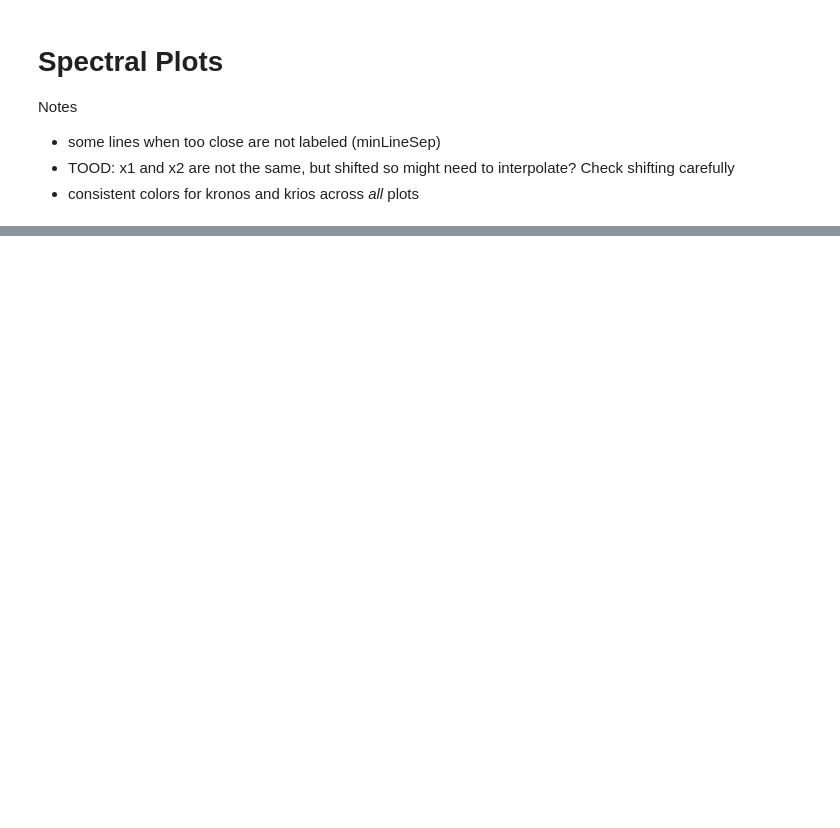
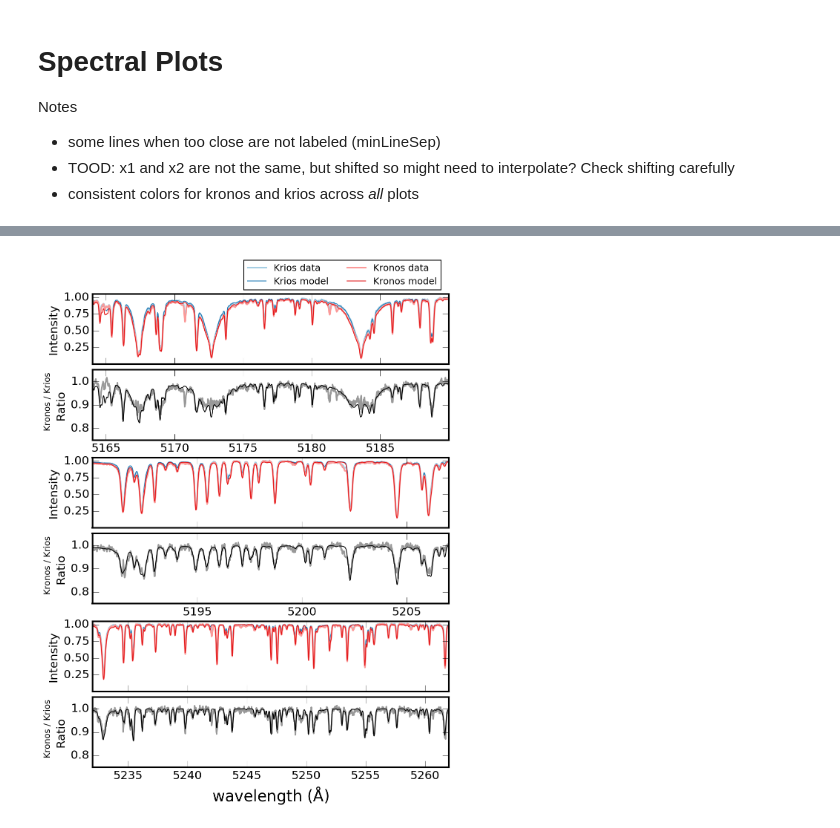
Before and after one commit to smoh/Group1199, a Jupyter notebook: notebooks/make_spec_plots.ipynb, the cells around one changed output, grey strips where cells are left out. Cells and saved outputs as stored; diff of their text form; code cells hidden in the pictures; blank space fills up the shorter version.

```diff
--- a/notebooks/make_spec_plots.ipynb
+++ b/notebooks/make_spec_plots.ipynb
@@ -115,35 +164,45 @@ def plotKKSpec(ax, seg, wrange, elems, minDepth=0.25, labely=True):
 # %%
 fig, ax = plt.subplots(3, 1, figsize=(8,10), dpi=150)
 fig.subplots_adjust(bottom=0.07, left=0.15, top=0.92, right=0.95, hspace=0.12)
 
 elems = df.loc[(df.segidx == 9) & (df.depth>0.5) & (in_catalog)].sort_values('depth').species.values
 
 cax0, cax_diff = plotKKSpec(ax[0], 0, krios.wran[0], [])
 list(map(lambda x: x.set_xticks([5165, 5170, 5175, 5180, 5185]), [cax0, cax_diff]));
-cax_diff.text(-0.15, 0.55, "Kronos/Krios", transform=cax_diff.transAxes,
+cax_diff.text(-0.125, 0.55, "Kronos / Krios", transform=cax_diff.transAxes,
              va='center', ha='center', rotation=90, size=11)
+cax_diff.set_yticks([0.8, 0.9, 1.,])
+cax_diff.set_ylim([0.75, 1.05])
+
 cax, cax_diff = plotKKSpec(ax[1], 1, krios.wran[1], [])
 list(map(lambda x: x.set_xticks([5195, 5200, 5205]), [cax, cax_diff]));
-cax_diff.text(-0.15, 0.55, "Kronos/Krios", transform=cax_diff.transAxes,
+cax_diff.text(-0.125, 0.55, "Kronos / Krios", transform=cax_diff.transAxes,
              va='center', ha='center', rotation=90, size=11)
+cax_diff.set_yticks([0.8, 0.9, 1.,])
+cax_diff.set_ylim([0.75, 1.05])
+
 cax, cax_diff = plotKKSpec(ax[2], 2, krios.wran[2], [])
-cax_diff.text(-0.15, 0.55, "Kronos/Krios", transform=cax_diff.transAxes,
+cax_diff.text(-0.125, 0.55, "Kronos / Krios", transform=cax_diff.transAxes,
              va='center', ha='center', rotation=90, size=11)
+cax_diff.set_yticks([0.8, 0.9, 1.,])
+cax_diff.set_ylim([0.75, 1.05])
 
 cax_diff.set_xlabel('wavelength ($\AA$)')
 # fig.text(0.05, 0.55, "Residual intensity (ratio)",
 #          rotation=90, va='center', ha='center', size=25)
 
 handles=[
     plt.Line2D([],[], linewidth=2, color=krios_data_color),
     plt.Line2D([],[], linewidth=1, color=krios_model_color),
     plt.Line2D([],[], linewidth=2, color=kronos_data_color),
     plt.Line2D([],[], linewidth=1, color=kronos_model_color)]
 fig.legend(handles, ['Krios data', 'Krios model', 'Kronos data', 'Kronos model'],
            loc=(0.495, 0.932), ncol=2,
           )
 
 fig.savefig('../paper/figures/spec1.pdf')
+# %% [output]
+[figure, added]
 # %%
 df.loc[(df.segidx == 4) & (df.depth>0.25) & ((in_catalog)|(df.species=='Fe 1'))].species.values
 # %%
```
Also changed, not shown: parts of 10 cells of this notebook, 4 other files.
